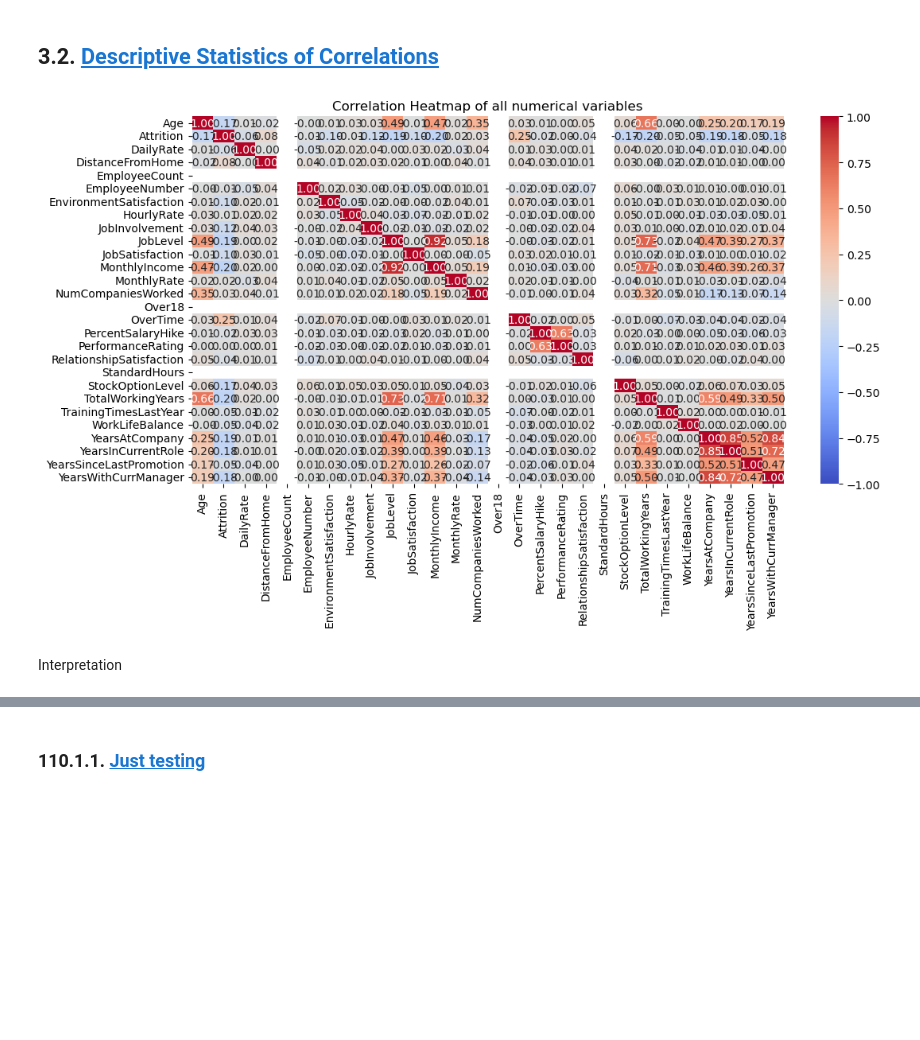
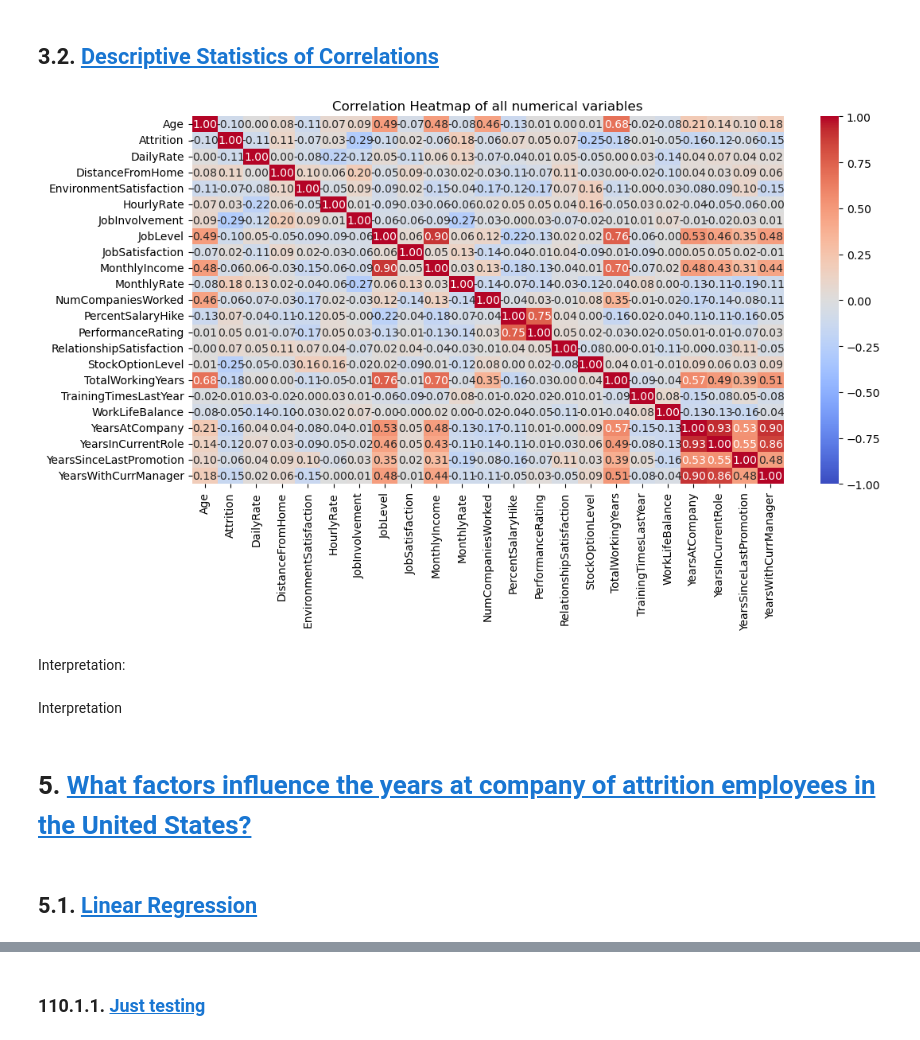
Before and after one commit to Niklasjkd/Assignment-B15, a Jupyter notebook: 2766_2526_assignment_1.ipynb, the cells around one changed output, grey strips where cells are left out. Saved outputs shown, nothing was run; the diff lists cells and outputs as text; code cells hidden in the pictures; blank space fills up the shorter version.

```diff
--- a/2766_2526_assignment_1.ipynb
+++ b/2766_2526_assignment_1.ipynb
@@ -183,6 +184,13 @@ Next we will convert the binominal values to `0` and `1`, to be coherent
 # %%
 csv_data['Attrition'] = csv_data['Attrition'].map({'No': 0, 'Yes': 1})
 csv_data['OverTime'] = csv_data['OverTime'].map({'No': 0, 'Yes': 1})
-csv_data['Over18'] = csv_data['Over18'].map({'N': 0, 'Y': 1})
+csv_data['Over18'] = (csv_data['Over18'] == 'Y').astype(int)
 csv_data.head()
+
+print(csv_data['Over18'])
+
+csv_data = csv_data[(csv_data['EmployeeNumber'] >= 50) & (csv_data['EmployeeNumber'] <= 250)]
+
+# Create second data set only with churners for the second research question
+attritioned_employees_df = csv_data[csv_data['Attrition'] == 1]
 # %% [output]
@@ -327,30 +368,20 @@ Interpretation
 ## 3.2. <a id='toc3_2_'></a>[Descriptive Statistics of Correlations](#toc0_)
 # %%
 # Drop nominal variables
-columns_to_drop = [ 'state', 'area_code','state_region','state_region_Northeast', 'state_region_South',
-                   'state_region_West', 'state_AL', 'state_AR', 'state_AZ', 'state_CA',
-                   'state_CO', 'state_CT', 'state_DC', 'state_HI', 'state_IA', 'state_ID',
-                   'state_IL', 'state_IN', 'state_KS', 'state_KY', 'state_LA', 'state_MA',
-                   'state_MD', 'state_ME', 'state_MI', 'state_MN', 'state_MO', 'state_MS',
-                   'state_MT', 'state_NC', 'state_ND', 'state_NE', 'state_NH', 'state_NJ',
-                   'state_NM', 'state_NV', 'state_NY','state_OH', 'state_OK', 'state_OR',
-                   'state_PA', 'state_RI', 'state_SC','state_SD', 'state_TN', 'state_TX',
-                   'state_UT', 'state_VA', 'state_VT', 'state_WA', 'state_WI', 'state_WV',
-                   'state_DE', 'state_FL', 'state_GA', 'state_WY', 'area_code_415','area_code_510']
-columns_to_drop = ['BusinessTravel', 'Department', 'Education', 'EducationField', 'JobRole', 'MaritalStatus', 'Gender']
+columns_to_drop = ['BusinessTravel', 'Department', 'Education', 'EducationField', 'JobRole', 'MaritalStatus', 'Gender', 'OverTime', 'Over18', 'StandardHours', 'EmployeeCount', 'EmployeeNumber', 'Over18', 'StandardHours']
 numerical_variables = csv_data.drop(columns_to_drop, axis=1)
 
 # Compute the Spearman correlation matrix
 correlation_matrix = numerical_variables.corr(method='spearman')
 
 # Create a heatmap to visualize the correlation matrix
 plt.figure(figsize=(12, 6))
 sns.heatmap(correlation_matrix, annot=True, cmap='coolwarm', vmin=-1, vmax=1, center=0, fmt=".2f")
 
 # Set the title and labels
 plt.title('Correlation Heatmap of all numerical variables')
 plt.show()
 # %% [output]
-[figure, old version]
+[figure, new version]
 # %% [markdown]
-Interpretation
+Interpretation:
@@ -356,0 +390,6 @@ Interpretation
+# %% [markdown]
+Interpretation
+# %% [markdown]
+# 5. <a id='toc5_'></a>[What factors influence the years at company of attrition employees in the United States?](#toc0_)
+# %% [markdown]
+## 5.1. <a id='toc5_1_'></a>[Linear Regression](#toc0_)
```
Also changed, not shown: parts of 28 cells of this notebook.
